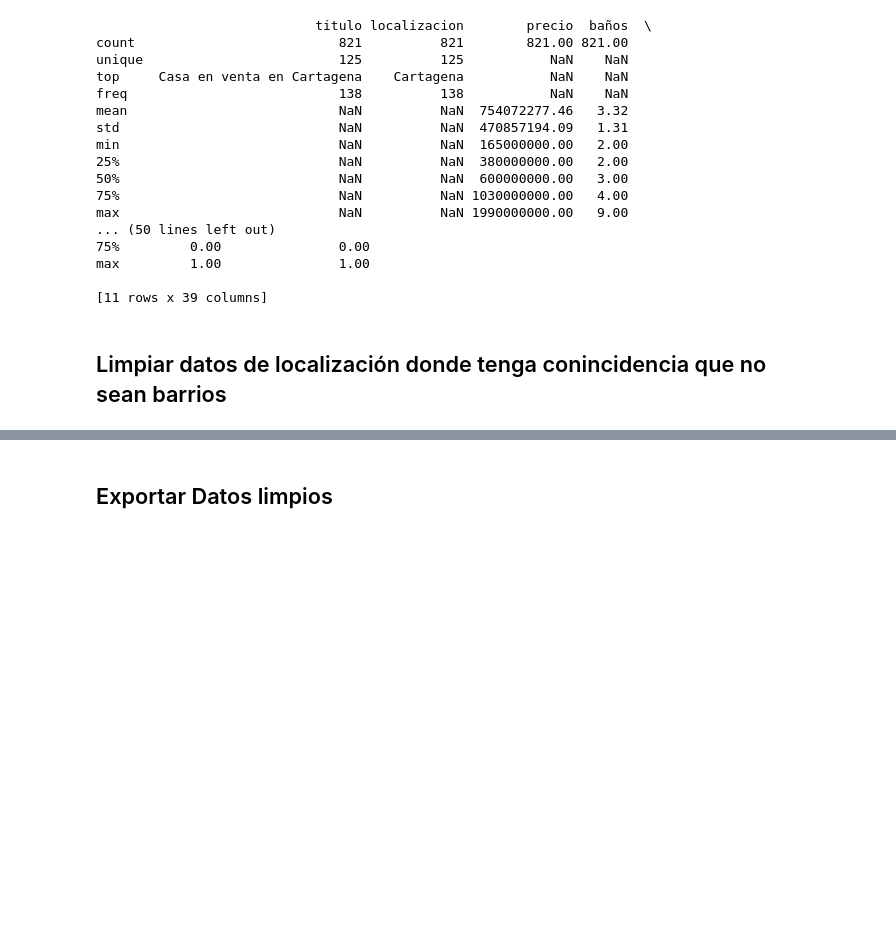
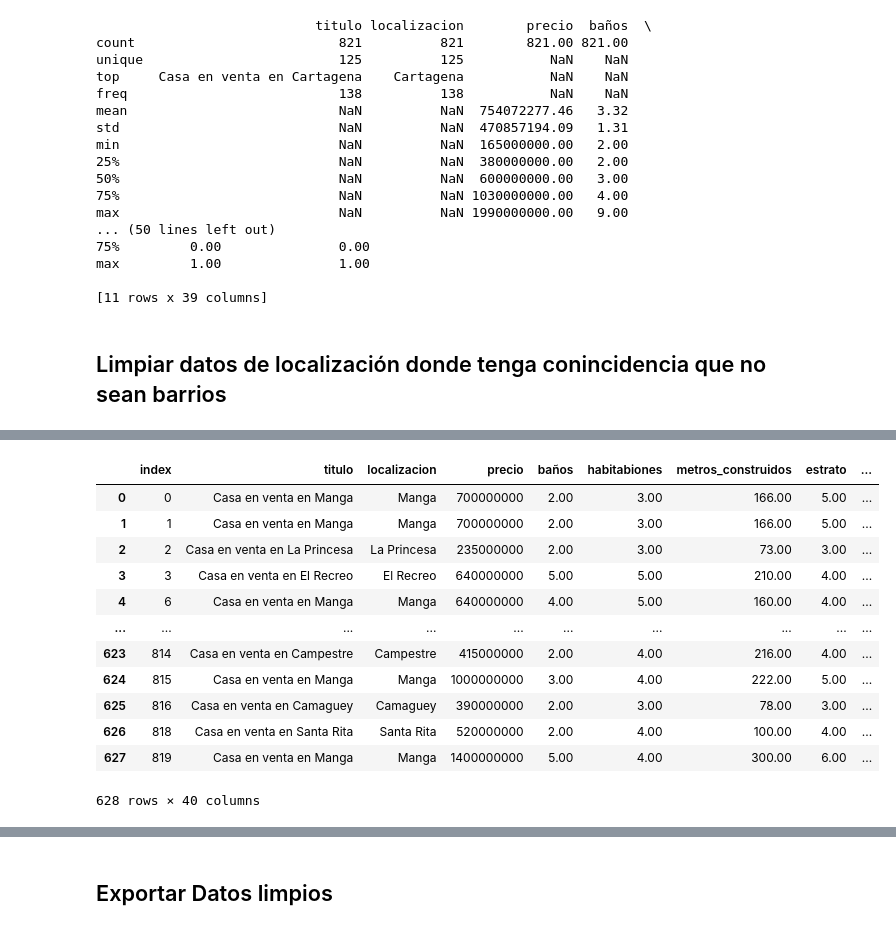
Before and after one commit to randher1/proyecto-analisis-de-datos, a Jupyter notebook: Scripts/clear_data.ipynb, the cells around one changed output, grey strips where cells are left out. Drawn from its saved outputs; the diff is of its cells as text; code cells hidden in the pictures; blank space fills up the shorter version.

```diff
--- a/Scripts/clear_data.ipynb
+++ b/Scripts/clear_data.ipynb
@@ -82,0 +136,17 @@ df = df[~df['localizacion'].str.contains('Provincia de Cartagena|Cartagena', na=
+# %%
+df=df.drop(outlier.index)
+df.reset_index()
+# %% [output]
+|  | index | titulo | localizacion | precio | baños | habitabiones | metros_construidos | estrato | ... |
+| 0 | 0 | Casa en venta en Manga | Manga | 700000000 | 2.00 | 3.00 | 166.00 | 5.00 | ... |
+| 1 | 1 | Casa en venta en Manga | Manga | 700000000 | 2.00 | 3.00 | 166.00 | 5.00 | ... |
+| 2 | 2 | Casa en venta en La Princesa | La Princesa | 235000000 | 2.00 | 3.00 | 73.00 | 3.00 | ... |
+| 3 | 3 | Casa en venta en El Recreo | El Recreo | 640000000 | 5.00 | 5.00 | 210.00 | 4.00 | ... |
+| 4 | 6 | Casa en venta en Manga | Manga | 640000000 | 4.00 | 5.00 | 160.00 | 4.00 | ... |
+| ... | ... | ... | ... | ... | ... | ... | ... | ... | ... |
+| 623 | 814 | Casa en venta en Campestre | Campestre | 415000000 | 2.00 | 4.00 | 216.00 | 4.00 | ... |
+| 624 | 815 | Casa en venta en Manga | Manga | 1000000000 | 3.00 | 4.00 | 222.00 | 5.00 | ... |
+| 625 | 816 | Casa en venta en Camaguey | Camaguey | 390000000 | 2.00 | 3.00 | 78.00 | 3.00 | ... |
+| 626 | 818 | Casa en venta en Santa Rita | Santa Rita | 520000000 | 2.00 | 4.00 | 100.00 | 4.00 | ... |
+| 627 | 819 | Casa en venta en Manga | Manga | 1400000000 | 5.00 | 4.00 | 300.00 | 6.00 | ... |
+628 rows × 40 columns
```
Also changed, not shown: parts of 5 cells of this notebook, 4 other files.
